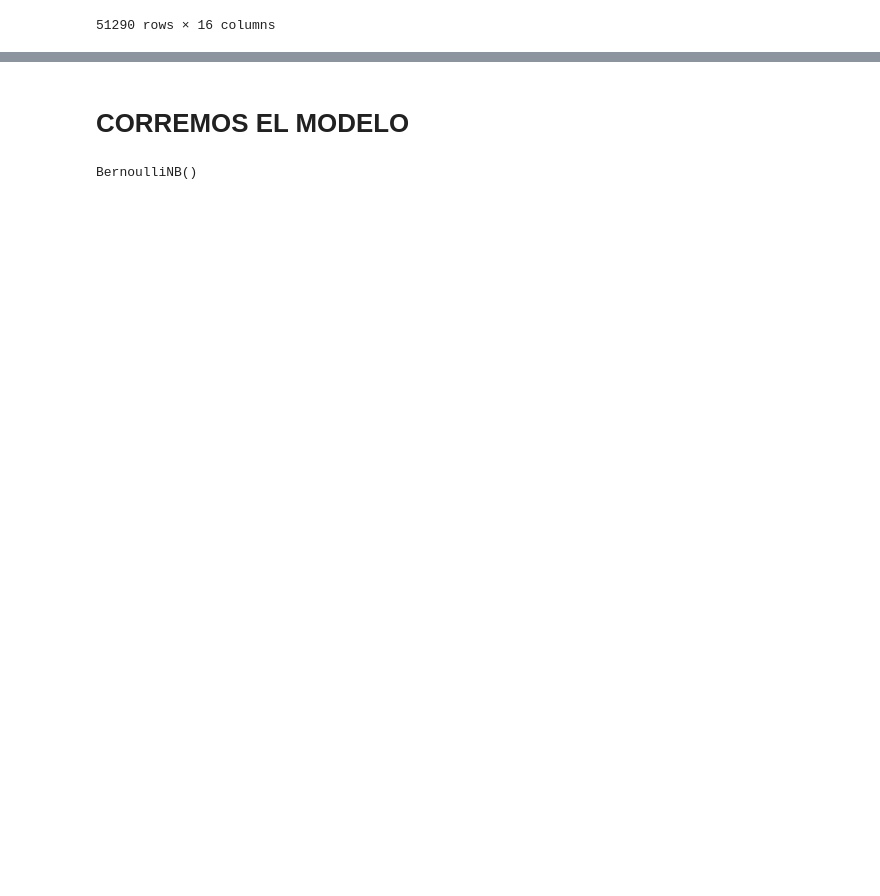
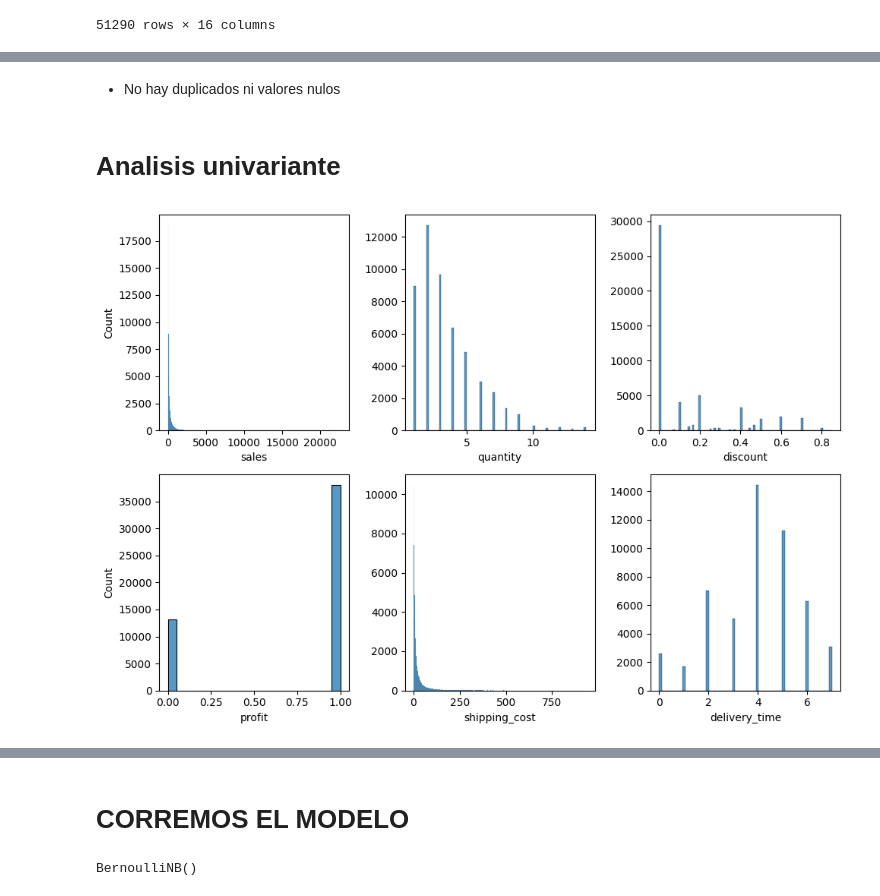
Before and after one commit to 4GeeksAcademy/FINAL_GLOBAL_SUPERSTORE, a Jupyter notebook: src/explore.ipynb, the cells around one changed output, grey strips where cells are left out. Drawn from its saved outputs; the diff is of its cells as text; code cells hidden in the pictures; blank space fills up the shorter version.

```diff
--- a/src/explore.ipynb
+++ b/src/explore.ipynb
@@ -154,0 +178,23 @@ df
+# %% [markdown]
+- No hay duplicados ni valores nulos
+# %% [markdown]
+# Analisis univariante
+# %%
+# Variables Numericas
+
+import matplotlib.pyplot as plt
+import seaborn as sns
+
+fig, ax = plt.subplots(2,3,figsize = (10,7))
+
+sns.histplot(ax = ax[0,0],data= df, x = 'sales')
+sns.histplot(ax = ax[0,1],data= df, x = 'quantity').set(ylabel = None)
+sns.histplot(ax = ax[0,2],data= df, x = 'discount').set(ylabel = None)
+sns.histplot(ax = ax[1,0],data= df, x = 'profit')
+sns.histplot(ax = ax[1,1],data= df, x = 'shipping_cost').set(ylabel = None)
+sns.histplot(ax = ax[1,2],data= df, x = 'delivery_time').set(ylabel = None)
+
+plt.tight_layout()
+plt.show()
+# %% [output]
+[figure, added]
```
Also changed, not shown: parts of 18 cells of this notebook.
